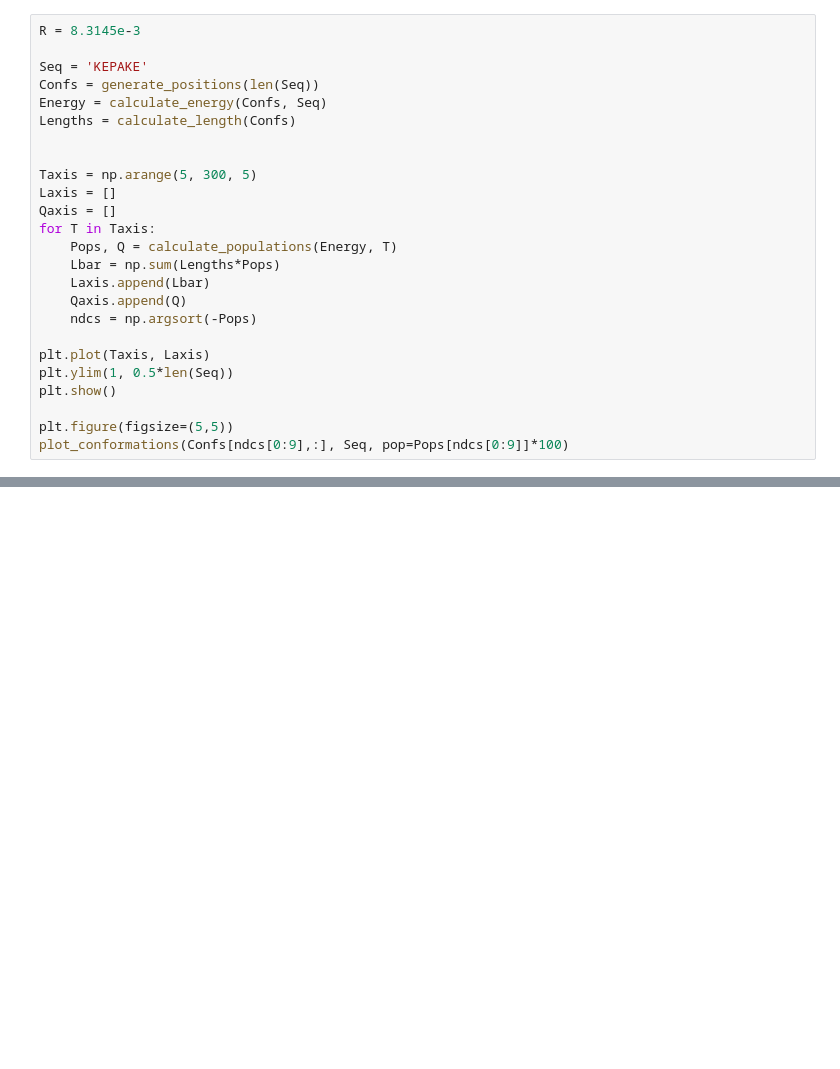
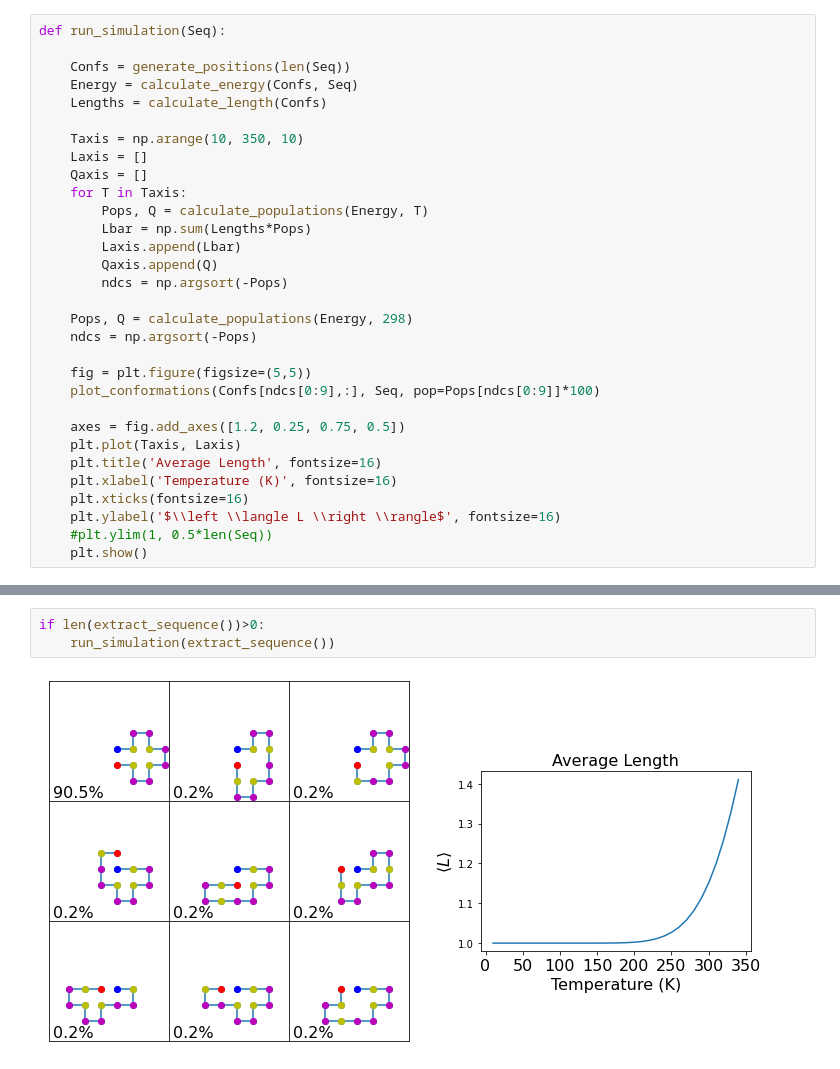
Before and after one commit to mreppert/LatticeProtein, a Jupyter notebook: bead_polymer.ipynb, the cells around one changed output, grey strips where cells are left out. Drawn from its saved outputs; the diff is of its cells as text; blank space fills up the shorter version.

```diff
--- a/bead_polymer.ipynb
+++ b/bead_polymer.ipynb
@@ -234,27 +237,33 @@ def calculate_populations(Energy, T):
     Pops = np.exp(-Energy/(R*T))/Q
     return Pops, Q
 # %%
-R = 8.3145e-3
+def run_simulation(Seq):
 
-Seq = 'KEPAKE'
-Confs = generate_positions(len(Seq))
-Energy = calculate_energy(Confs, Seq)
-Lengths = calculate_length(Confs)
+    Confs = generate_positions(len(Seq))
+    Energy = calculate_energy(Confs, Seq)
+    Lengths = calculate_length(Confs)
 
+    Taxis = np.arange(10, 350, 10)
+    Laxis = []
+    Qaxis = []
+    for T in Taxis:
+        Pops, Q = calculate_populations(Energy, T)
+        Lbar = np.sum(Lengths*Pops)
+        Laxis.append(Lbar)
+        Qaxis.append(Q)
+        ndcs = np.argsort(-Pops)
 
-Taxis = np.arange(5, 300, 5)
-Laxis = []
-Qaxis = []
-for T in Taxis:
-    Pops, Q = calculate_populations(Energy, T)
-    Lbar = np.sum(Lengths*Pops)
-    Laxis.append(Lbar)
-    Qaxis.append(Q)
+    Pops, Q = calculate_populations(Energy, 298)
     ndcs = np.argsort(-Pops)
 
-plt.plot(Taxis, Laxis)
-plt.ylim(1, 0.5*len(Seq))
-plt.show()
+    fig = plt.figure(figsize=(5,5))
+    plot_conformations(Confs[ndcs[0:9],:], Seq, pop=Pops[ndcs[0:9]]*100)
 
-plt.figure(figsize=(5,5))
-plot_conformations(Confs[ndcs[0:9],:], Seq, pop=Pops[ndcs[0:9]]*100)
+    axes = fig.add_axes([1.2, 0.25, 0.75, 0.5])
+    plt.plot(Taxis, Laxis)
+    plt.title('Average Length', fontsize=16)
+    plt.xlabel('Temperature (K)', fontsize=16)
+    plt.xticks(fontsize=16)
+    plt.ylabel('$\\left \\langle L \\right \\rangle$', fontsize=16)
+    #plt.ylim(1, 0.5*len(Seq))
+    plt.show()
@@ -330,0 +359,5 @@ array([ 4.,  8.,  4.,  8.,  8.,  4.,  8.,  8.,  0.])
+# %%
+if len(extract_sequence())>0:
+    run_simulation(extract_sequence())
+# %% [output]
+[figure, added]
```
Also changed, not shown: parts of 10 cells of this notebook.
